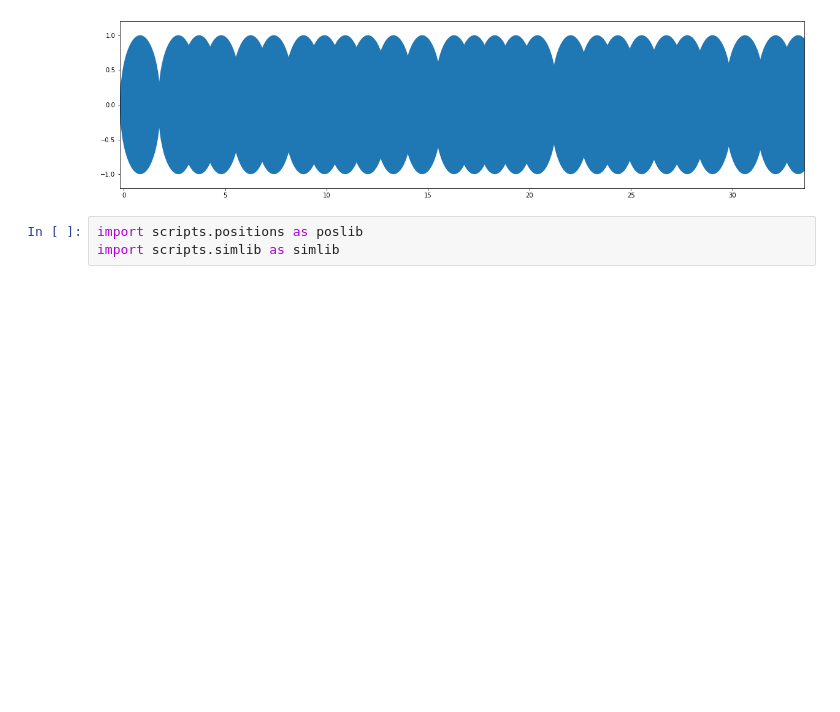
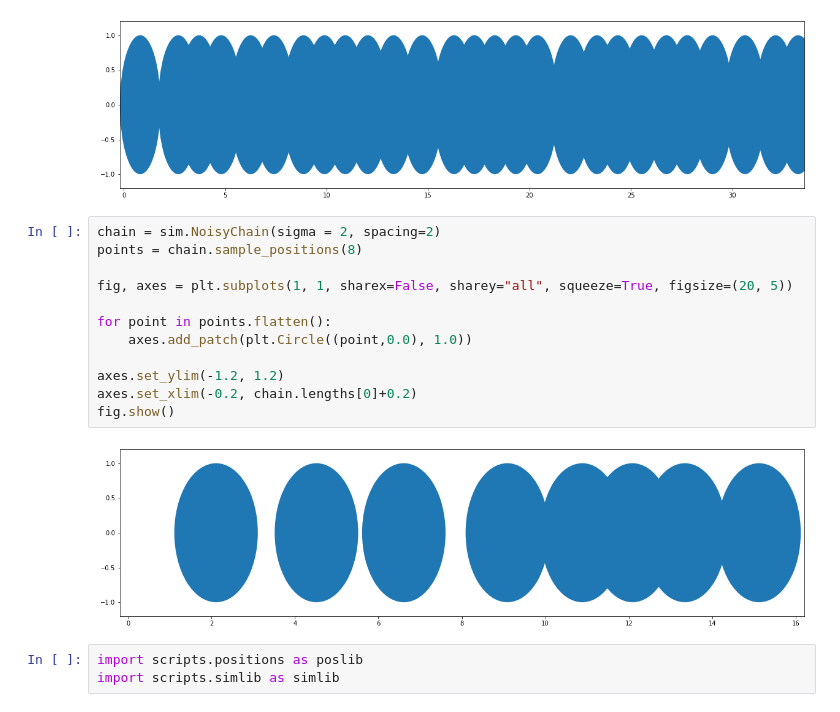
Before and after one commit to abraemer/heisensim, a Jupyter notebook: demo/geometry_generators.ipynb, the cells around one changed output. Drawn from its saved outputs; the diff is of its cells as text; blank space fills up the shorter version.

Commit message:
added noisy chain geometry

```diff
--- a/demo/geometry_generators.ipynb
+++ b/demo/geometry_generators.ipynb
@@ -99,6 +99,20 @@ axes.set_xlim(-0.2, sampler.lengths[0]+0.2)
 fig.show()
 # %% [output]
 [figure]
+# %%
+chain = sim.NoisyChain(sigma = 2, spacing=2)
+points = chain.sample_positions(8)
+
+fig, axes = plt.subplots(1, 1, sharex=False, sharey="all", squeeze=True, figsize=(20, 5))
+
+for point in points.flatten():
+    axes.add_patch(plt.Circle((point,0.0), 1.0))
+
+axes.set_ylim(-1.2, 1.2)
+axes.set_xlim(-0.2, chain.lengths[0]+0.2)
+fig.show()
+# %% [output]
+[figure, added]
 # %%
 import scripts.positions as poslib
 import scripts.simlib as simlib
```
Also changed, not shown: 5 other files.
